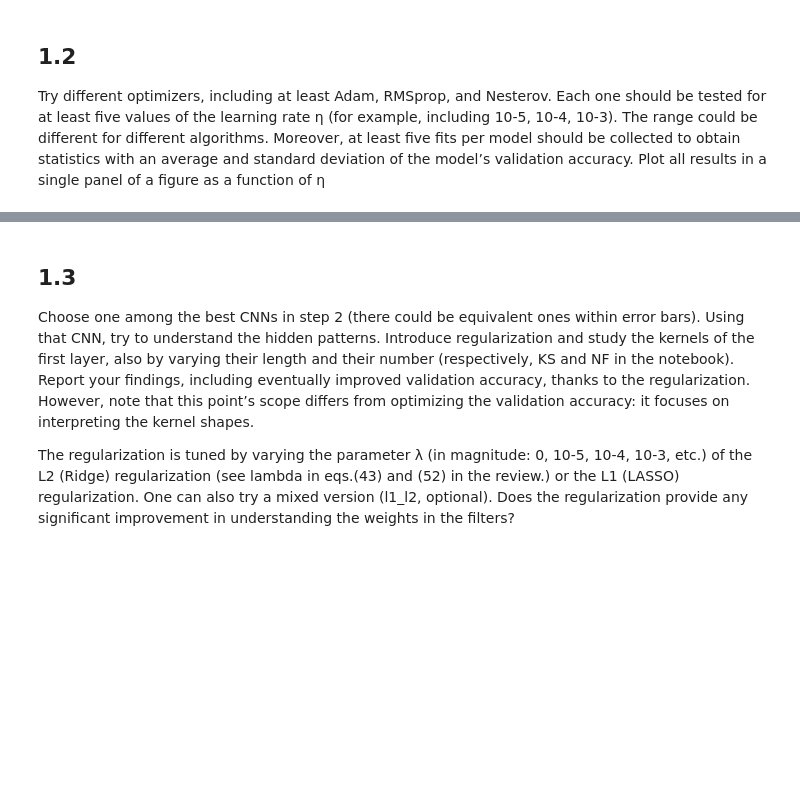
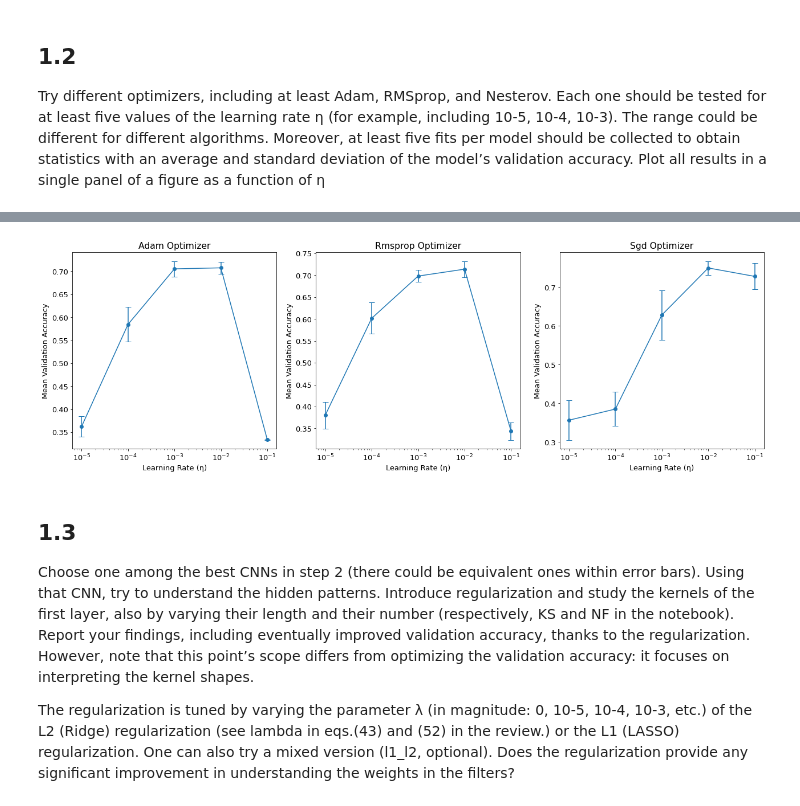
Before and after one commit to lm-schulze/LCP-Mod-B, a Jupyter notebook: group2413_exercise1.ipynb, the cells around one changed output, grey strips where cells are left out. Drawn from its saved outputs; the diff is of its cells as text; code cells hidden in the pictures; blank space fills up the shorter version.

```diff
--- a/group2413_exercise1.ipynb
+++ b/group2413_exercise1.ipynb
@@ -304,14 +301,13 @@ range could be different for different algorithms. Moreover, at least five fits
 collected to obtain statistics with an average and standard deviation of the model’s validation
 accuracy. Plot all results in a single panel of a figure as a function of η
 # %%
-import numpy as np
-import tensorflow as tf
 from tensorflow.keras.optimizers import Adam, RMSprop, SGD
 
 NCONV=2 # global max pooling layer last
+
 # Define learning rates and optimizer configurations
-#learning_rates = [1e-5, 1e-4, 1e-3, 1e-2, 1e-1]
-learning_rates = [1e-5, 1e-4]
+learning_rates = [1e-5, 1e-4, 1e-3, 1e-2, 1e-1]
+#learning_rates = [1e-5, 1e-4]
 
 optimizers = {
     'adam': Adam,
@@ -333,9 +329,9 @@ for opt_name, Optimizer in optimizers.items():
         print(f'----- Model {NCONV} with Optimizer: {opt_name}, LR: {lr} -----')
         print('FITTING....')
 
-        for i in range(2):  # Perform 5 fits for statistical significance
+        for i in range(5):  # Perform 5 fits for statistical significance
             optimizer = Optimizer(lr)  # Instantiate the optimizer with the specified learning rate
-            model = build_model(optimizer=optimizer, NCONV=2)  # Adjust as per your model requirements
+            model = build_model(optimizer=optimizer, NCONV=2)
             fit = model.fit(x_train, y_train, batch_size=BATCH_SIZE,
                             epochs=EPOCHS,
                             validation_data=(x_val, y_val),
@@ -391,3 +405,29 @@ plt.show()
+# %%
+# Assuming `results` is a dictionary structured like:
+# results = {
+#   'adam': {1e-5: (mean_accuracy, std_dev_accuracy), ...},
+#   'rmsprop': {1e-5: (mean_accuracy, std_dev_accuracy), ...},
+#   'sgd': {1e-5: (mean_accuracy, std_dev_accuracy), ...}
+# }
+
+fig, axes = plt.subplots(1, 3, figsize=(18, 6))  # 1 row, 3 columns for each optimizer
+optimizers = ['adam', 'rmsprop', 'sgd']  # List of optimizers as defined in your results dictionary
+
+for ax, opt_name in zip(axes, optimizers):
+    learning_rates = sorted(results[opt_name].keys())
+    mean_accuracies = [results[opt_name][lr][0] for lr in learning_rates]
+    std_deviations = [results[opt_name][lr][1] for lr in learning_rates]
+
+    ax.errorbar(learning_rates, mean_accuracies, yerr=std_deviations, fmt='-o', capsize=5)
+    ax.set_title(f'{opt_name.capitalize()} Optimizer')
+    ax.set_xlabel('Learning Rate (η)')
+    ax.set_ylabel('Mean Validation Accuracy')
+    ax.set_xscale('log')  # Because learning rates vary exponentially
+
+plt.tight_layout()
+plt.show()
+# %% [output]
+[figure, added]
 # %% [markdown]
 ## 1.3
 Choose one among the best CNNs in step 2 (there could be equivalent ones within error bars).
```
Also changed, not shown: parts of 12 cells of this notebook.
